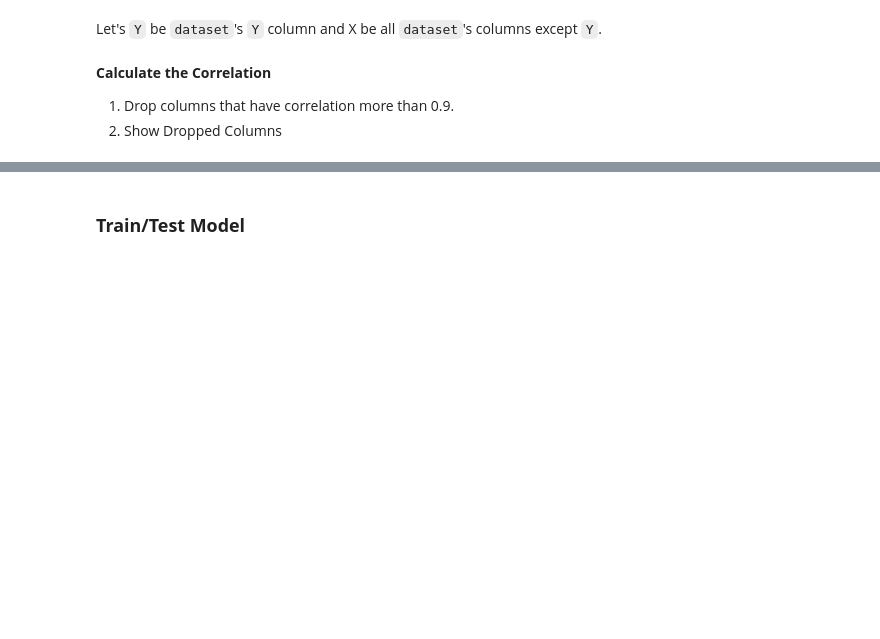
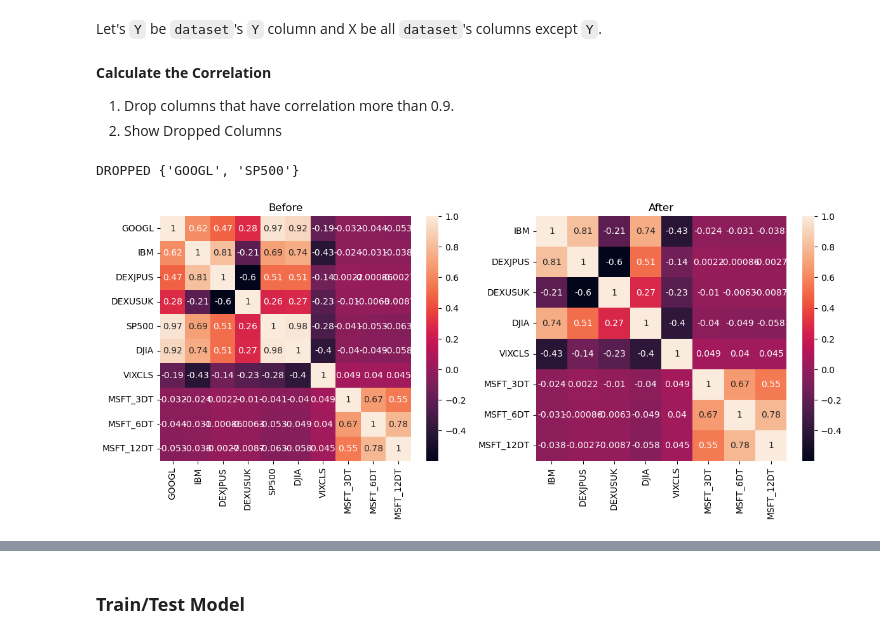
Before and after one commit to MrYellowSock/CE_MACHINE_LEARNING, a Jupyter notebook: Lab2/Lab2-3_SVR.ipynb, the cells around one changed output, grey strips where cells are left out. Drawn from its saved outputs; the diff is of its cells as text; code cells hidden in the pictures; blank space fills up the shorter version.

```diff
--- a/Lab2/Lab2-3_SVR.ipynb
+++ b/Lab2/Lab2-3_SVR.ipynb
@@ -109,11 +205,26 @@ X4 = None
+# %%
+### START CODE HERE ###
+standard_scaler = StandardScaler()
+def scaleDf(df):
+    return pd.DataFrame(standard_scaler.fit_transform(df), columns=df.columns, index=df.index)
+X1 = scaleDf(X1)
+X2 = scaleDf(X2)
+X3 = scaleDf(X3)
+X4 = scaleDf(X4)
+
+X1.index.name = 'date'
+X2.index.name = 'date'
+X3.index.name = 'date'
+X4.index.name = 'date'
+### END CODE HERE ###
 # %% [markdown]
 Concatenate `X1-4` to `X` by index. Then concatenate `X` and `Y` to `dataset` by index.
 
 ***NOTE:*** Please ensure that each of ***X1-3's index columns*** is the ***date column***.
 # %%
 ### START CODE HERE ###
-X = None
-dataset = None
+X = pd.concat([X1,X2,X3,X4],axis=1)
+dataset = pd.concat([Y,X],axis=1)
 ### END CODE HERE ###
 # %% [markdown]
 <details>
@@ -191,7 +316,7 @@ memory usage: 113.2 KB
 </details>
 # %%
 ### START CODE HERE ###
-
+dataset.dropna(inplace=True)
 ### END CODE HERE ###
 dataset.info()
 dataset.describe()
@@ -199,8 +352,8 @@ dataset.describe()
 Let's `Y` be `dataset`'s `Y` column and X be all `dataset`'s columns except `Y`.
 # %%
 ### START CODE HERE ###
-Y = None
-X = None
+Y = dataset["(Adj Close, MSFT)"]
+X = dataset.drop(columns=["(Adj Close, MSFT)"])
 
 ### END CODE HERE ###
 # %% [markdown]
@@ -215,2 +364,25 @@ X = None
+# %%
+### START CODE HERE ###
+fig, axs = plt.subplots(ncols=2, figsize=(14, 5))  # Create a figure with two subplots
+
+correlation_matrix= X.corr()
+sns.heatmap(correlation_matrix, annot=True, ax=axs[0])  # Plot heatmap on the first subplot
+axs[0].set_title('Before')  # Set title for the first subplot
+
+columns_to_drop = set()
+
+for i in range(len(correlation_matrix.columns)):
+    for j in range(i):
+        if abs(correlation_matrix.iloc[i, j]) > 0.9:
+            colname = correlation_matrix.columns[j]
+            columns_to_drop.add(colname)
+# Dropping the columns from the DataFrame
+X = X.drop(columns=columns_to_drop)
+sns.heatmap(X.corr(), annot=True, ax=axs[1])  # Plot heatmap on the second subplot
+axs[1].set_title('After')  # Set title for the second subplot
+print("DROPPED" , columns_to_drop)
+# %% [output]
+DROPPED {'GOOGL', 'SP500'}
+[figure, added]
 # %%
 X
```
Also changed, not shown: parts of 28 cells of this notebook, 10 other files.
